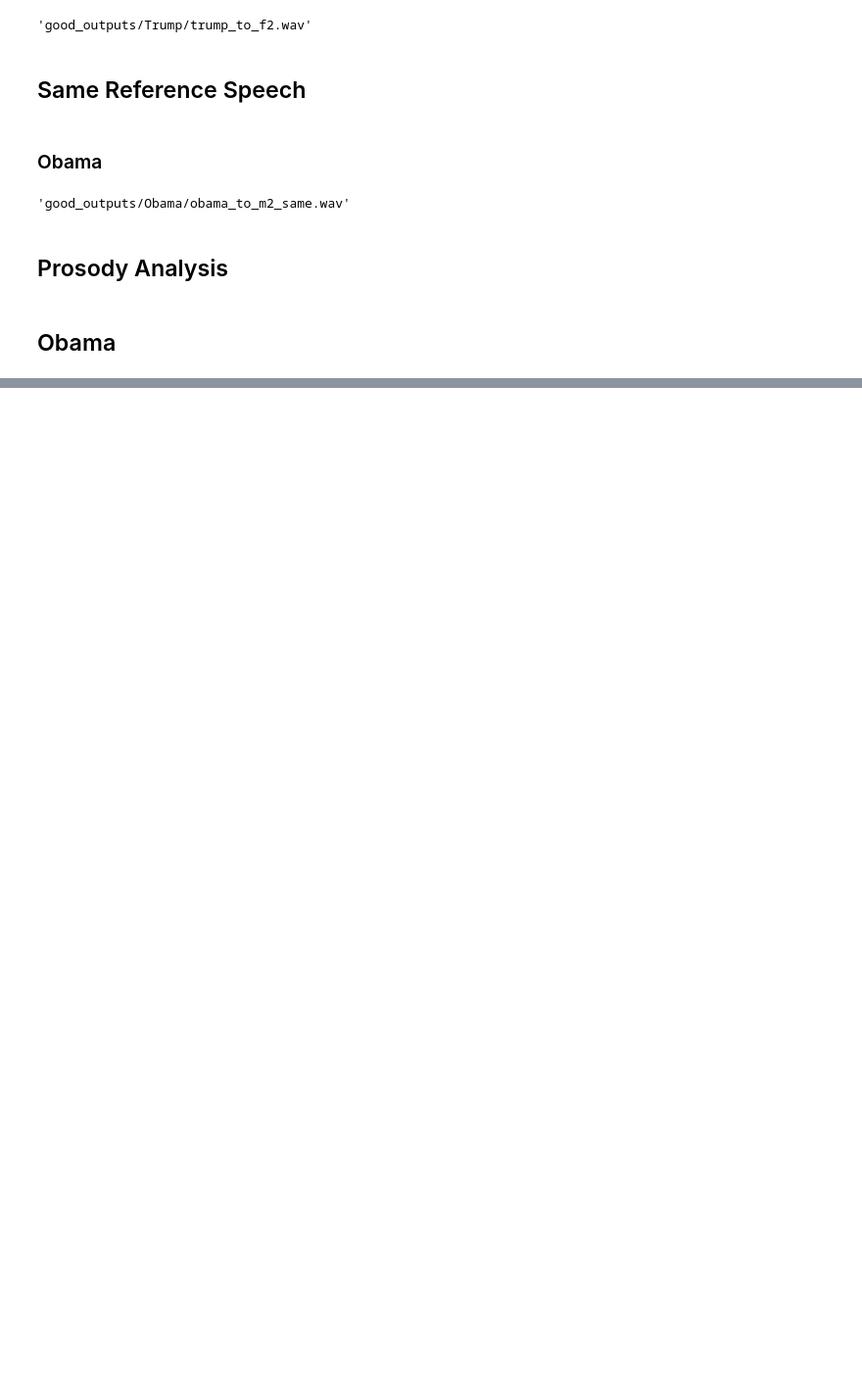
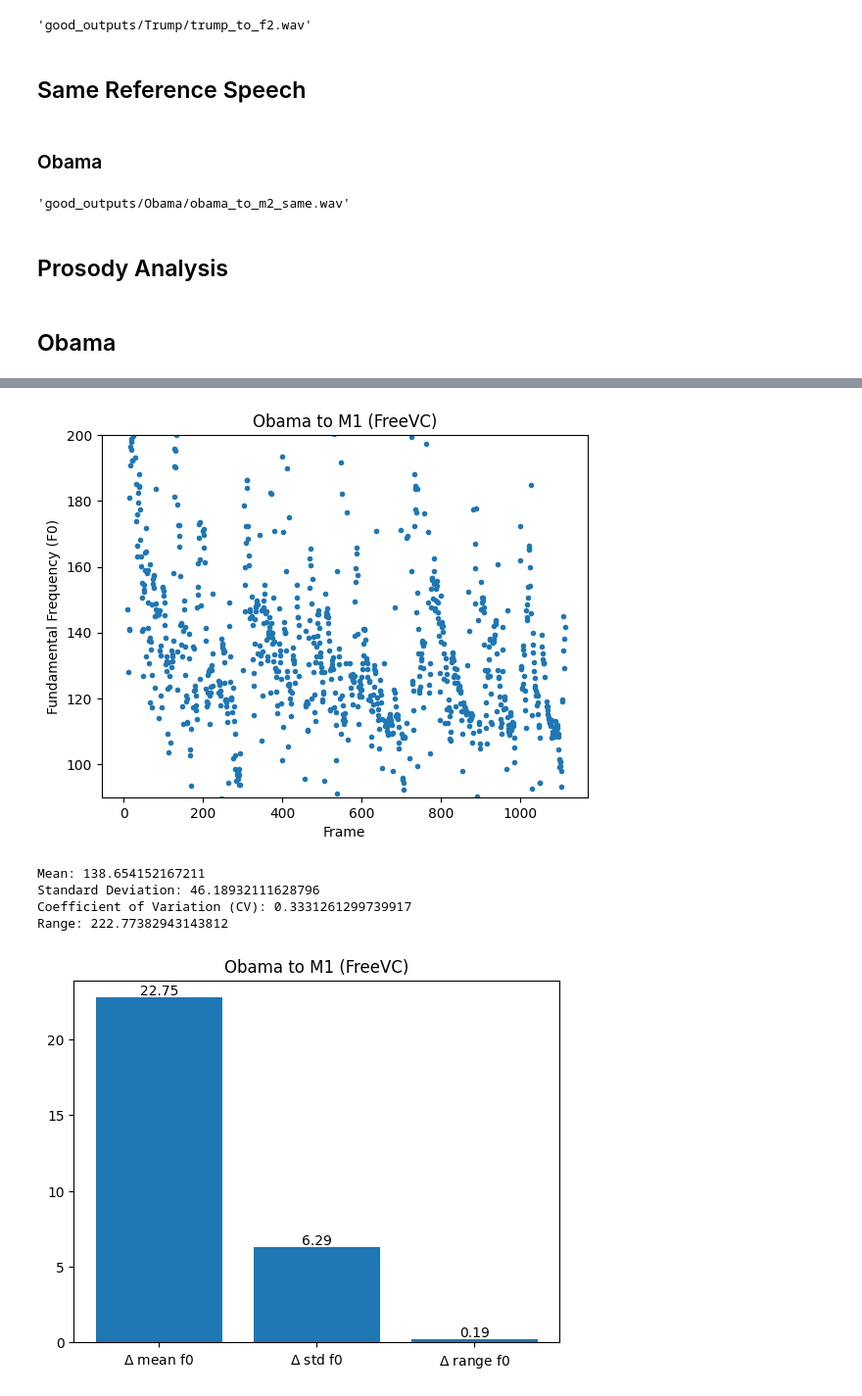
Before and after one commit to ndsoham/PSI-Prosody-Experiment, a Jupyter notebook: Timbre-Conversion-FreeVC.ipynb, the cells around one changed output, grey strips where cells are left out. Shown at 98% size. Cells and saved outputs as stored; diff of their text form; code cells hidden in the pictures; blank space fills up the shorter version.

```diff
--- a/Timbre-Conversion-FreeVC.ipynb
+++ b/Timbre-Conversion-FreeVC.ipynb
@@ -148,0 +178,11 @@ Range: 222.77382943143812
+# %%
+obama_to_m1_f0s = estimate_frequencies("good_outputs/Obama/FreeVC/obama_to_m1.wav", "Obama to M1 (FreeVC)")
+print_statistics(obama_to_m1_f0s)
+plot_delta_statistics(obama_bf_f0s, obama_to_m1_f0s, "Obama to M1 (FreeVC)")
+# %% [output]
+[figure, added]
+Mean: 138.654152167211
+Standard Deviation: 46.18932111628796
+Coefficient of Variation (CV): 0.3331261299739917
+Range: 222.77382943143812
+[figure, added]
```
Also changed, not shown: parts of 20 cells of this notebook.
